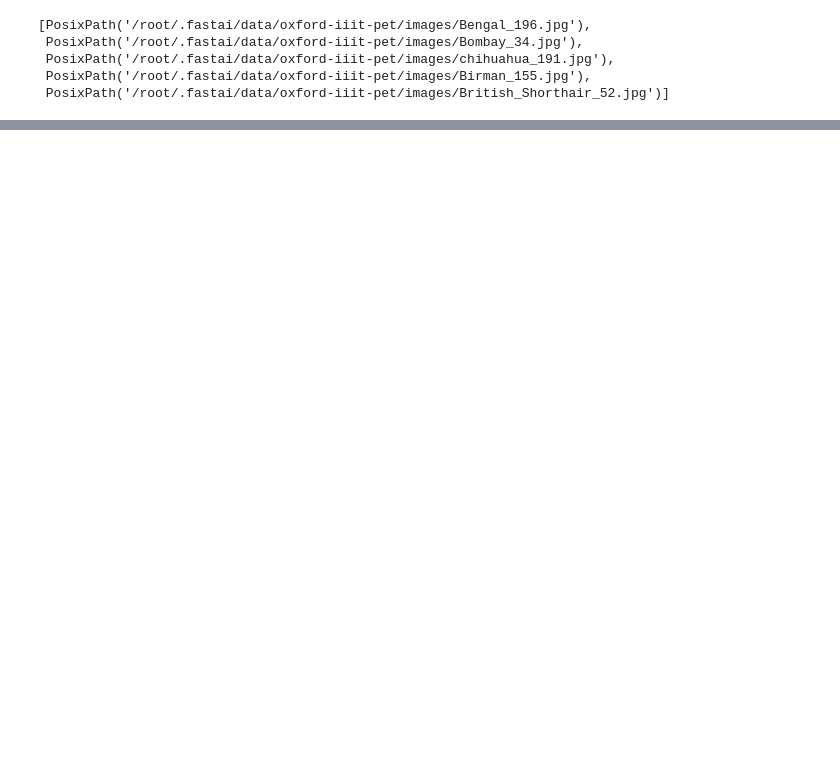
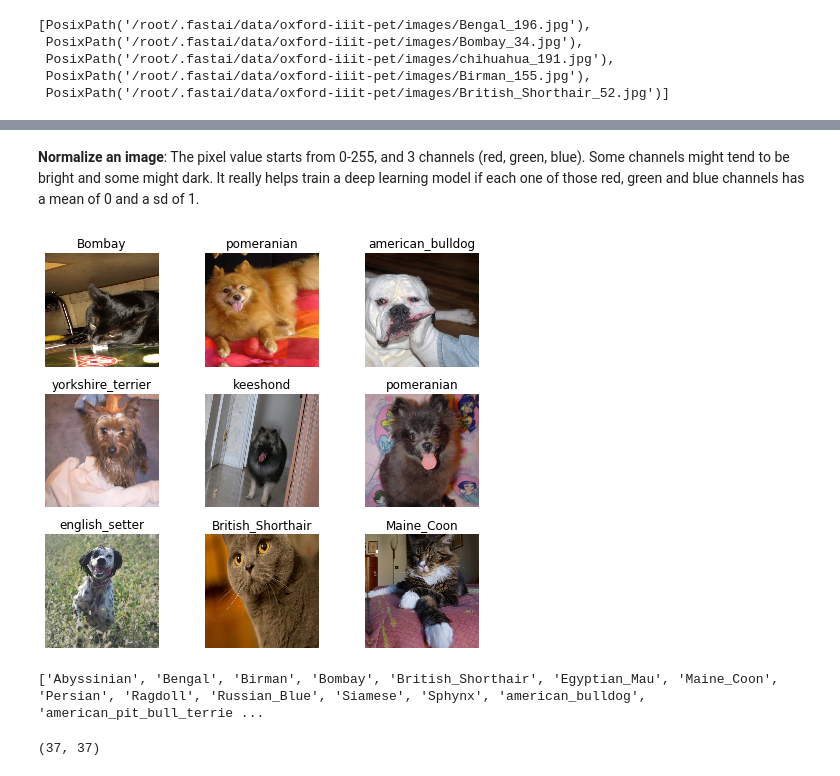
Before and after one commit to stemgene/fastai2019, a Jupyter notebook: Lesson1.ipynb, the cells around one changed output, grey strips where cells are left out. Saved outputs shown, nothing was run; the diff lists cells and outputs as text; code cells hidden in the pictures; blank space fills up the shorter version.

```diff
--- a/Lesson1.ipynb
+++ b/Lesson1.ipynb
@@ -65,0 +71,3 @@ fnames[:5]
+# %%
+np.random.seed(2)
+pat = r'/([^/]+)_\d+.jpg$'
@@ -65,0 +84,17 @@ fnames[:5]
+# %%
+# 224 is good for most of the time. the last layer is 7*7, so we want the input is the times of 7*2
+data = ImageDataBunch.from_name_re(path_img, fnames, pat, ds_tfms=get_transforms(), size=224)
+data.normalize(imagenet_stats) # normalization: same mean and sd
+# %% [markdown]
+**Normalize an image**: The pixel value starts from 0-255, and 3 channels (red, green, blue). Some channels might tend to be bright and some might dark. It really helps train a deep learning model if each one of those red, green and blue channels has a mean of 0 and a sd of 1.
+# %%
+data.show_batch(rows=3, figsize=(7,6))
+# %% [output]
+[figure, added]
+# %%
+print(data.classes)
+len(data.classes), data.c
+# data.c is the number of class in classification problems.
+# %% [output]
+['Abyssinian', 'Bengal', 'Birman', 'Bombay', 'British_Shorthair', 'Egyptian_Mau', 'Maine_Coon', 'Persian', 'Ragdoll', 'Russian_Blue', 'Siamese', 'Sphynx', 'american_bulldog', 'american_pit_bull_terrie ...
+(37, 37)
```
Also changed, not shown: parts of 4 cells of this notebook.
